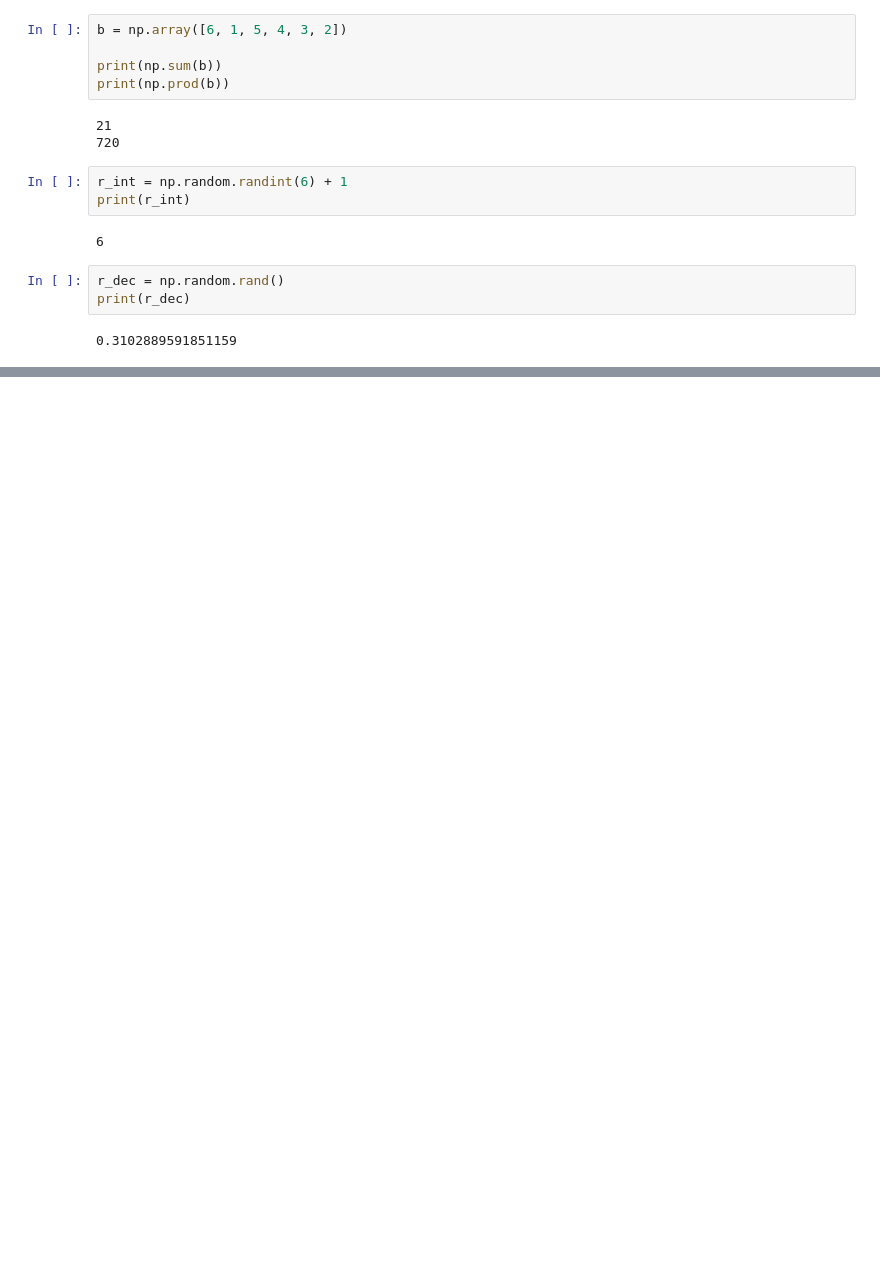
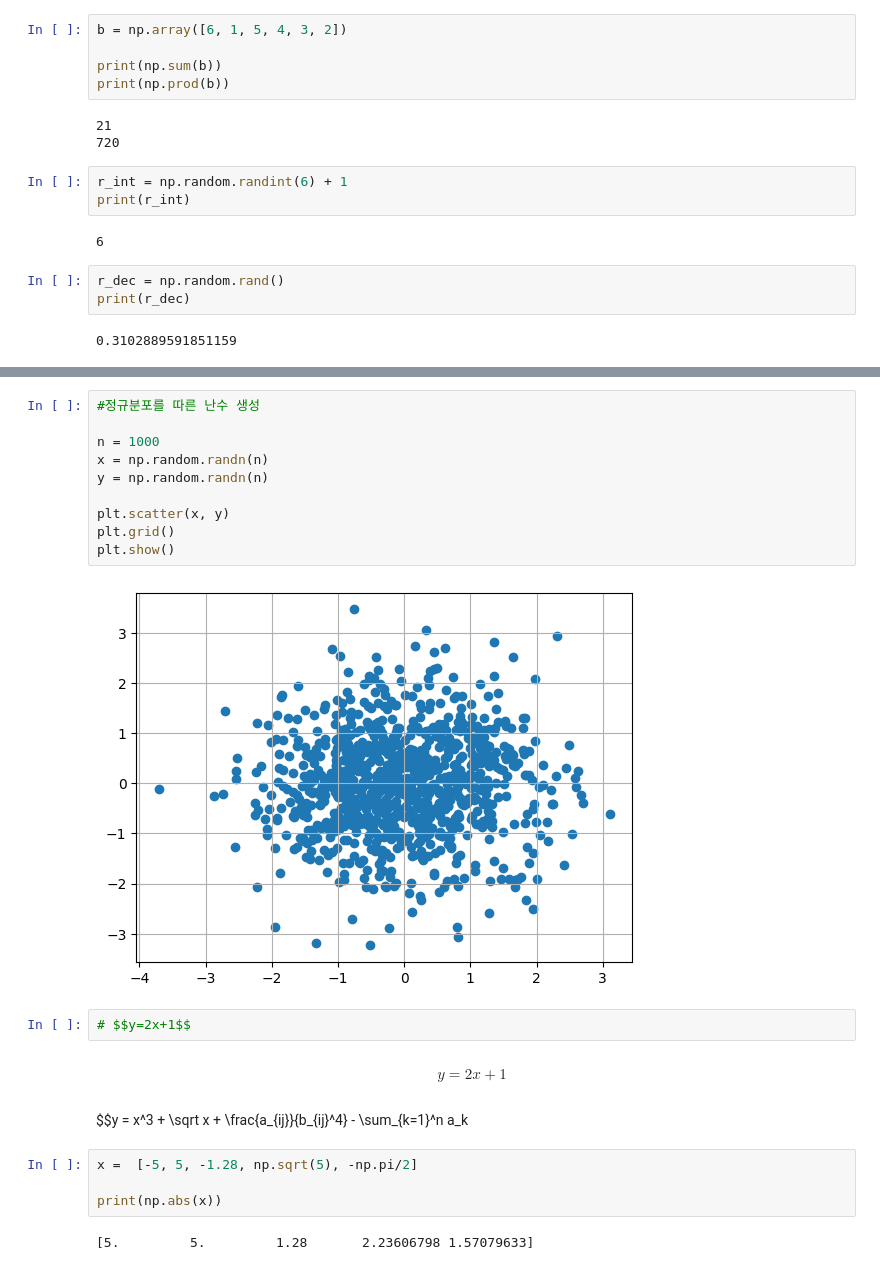
Before and after one commit to MinuSpurs/ML_study, a Jupyter notebook: Basic_AI_Math/3. Basic_Math.ipynb, the cells around one changed output, grey strips where cells are left out. Cells and saved outputs as stored; diff of their text form; blank space fills up the shorter version.

```diff
--- a/Basic_AI_Math/3. Basic_Math.ipynb
+++ b/Basic_AI_Math/3. Basic_Math.ipynb
@@ -223,0 +234,24 @@ print(r_dec)
+# %%
+#정규분포를 따른 난수 생성
+
+n = 1000
+x = np.random.randn(n)
+y = np.random.randn(n)
+
+plt.scatter(x, y)
+plt.grid()
+plt.show()
+# %% [output]
+[figure, added]
+# %%
+# $$y=2x+1$$
+# %% [markdown]
+$$y=2x+1$$
+# %% [markdown]
+$$y = x^3 + \sqrt x + \frac{a_{ij}}{b_{ij}^4} - \sum_{k=1}^n a_k
+# %%
+x =  [-5, 5, -1.28, np.sqrt(5), -np.pi/2]
+
+print(np.abs(x))
+# %% [output]
+[5.         5.         1.28       2.23606798 1.57079633]
```
Also changed, not shown: parts of 3 cells of this notebook, 1 other file.
